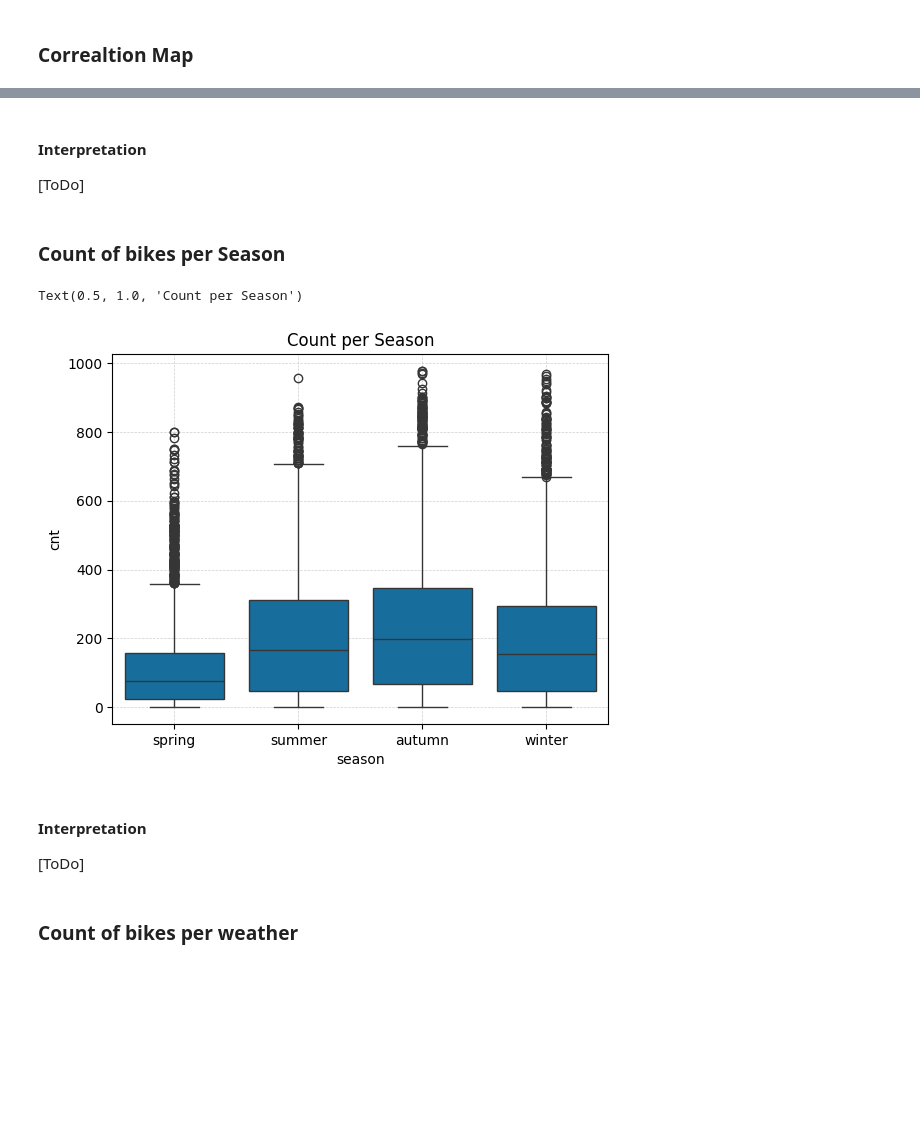
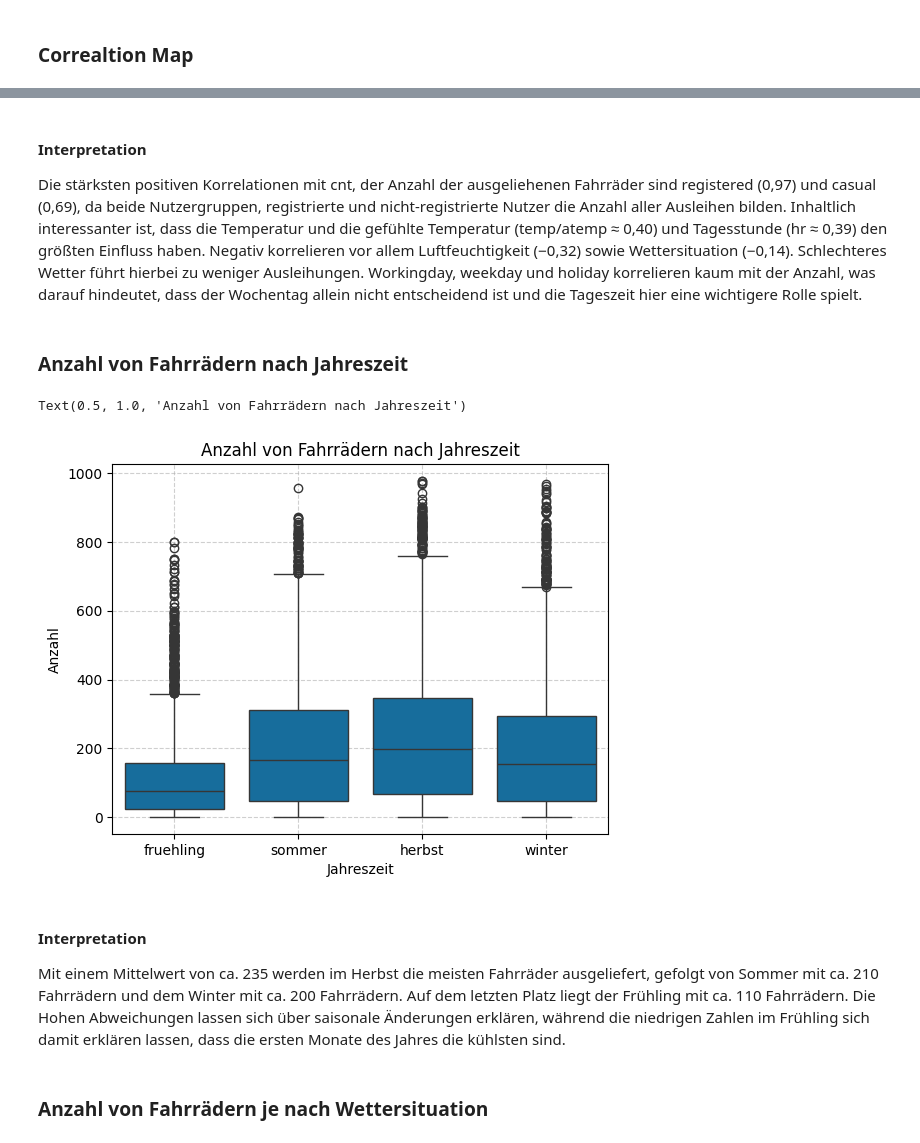
Before and after one commit to JR2909/DSKI-KI-ML-Project, a Jupyter notebook: code/data_exploration.ipynb, the cells around one changed output, grey strips where cells are left out. Drawn from its saved outputs; the diff is of its cells as text; code cells hidden in the pictures; blank space fills up the shorter version.

```diff
--- a/code/data_exploration.ipynb
+++ b/code/data_exploration.ipynb
@@ -54,6 +54,8 @@ memory usage: 2.3 MB
 |casual|count of casual users| int      |
 |registered| count of registered users| int      |
 |cnt|count of total users|int|
+# %%
+df=df.drop(columns=["instant"])
 # %% [markdown]
 ### Correaltion Map
 # %%
@@ -74,28 +76,30 @@ sns.heatmap(
 # %% [markdown]
 #### Interpretation
-[ToDo]
+Die stärksten positiven Korrelationen mit cnt, der Anzahl der ausgeliehenen Fahrräder sind registered (0,97) und casual (0,69), da beide Nutzergruppen, registrierte und nicht-registrierte Nutzer die Anzahl aller Ausleihen bilden. Inhaltlich interessanter ist, dass die Temperatur und die gefühlte Temperatur (temp/atemp ≈ 0,40) und Tagesstunde (hr ≈ 0,39) den größten Einfluss haben. Negativ korrelieren vor allem Luftfeuchtigkeit (−0,32) sowie Wettersituation (−0,14). Schlechteres Wetter führt hierbei zu weniger Ausleihungen. Workingday, weekday und holiday korrelieren kaum mit der Anzahl, was darauf hindeutet, dass der Wochentag allein nicht entscheidend ist und die Tageszeit hier eine wichtigere Rolle spielt.
 # %% [markdown]
-### Count of bikes per Season
+### Anzahl von Fahrrädern nach Jahreszeit
 # %%
-season_map = {1: 'spring', 2: 'summer', 3: 'autumn', 4: 'winter'}
+season_map = {1: 'fruehling', 2: 'sommer', 3: 'herbst', 4: 'winter'}
 df['season'] = df['season'].map(season_map)
 sns.boxplot(data=df,
             x='season',
             y='cnt',
-            order=['spring', 'summer', 'autumn', 'winter'])
+            order=['fruehling', 'sommer', 'herbst', 'winter'])
 plt.grid(True,
          linestyle='--',
          alpha=0.6
          )
-plt.title("Count per Season")
+plt.xlabel("Jahreszeit")
+plt.ylabel("Anzahl")
+plt.title("Anzahl von Fahrrädern nach Jahreszeit")
 # %% [output]
-Text(0.5, 1.0, 'Count per Season')
+Text(0.5, 1.0, 'Anzahl von Fahrrädern nach Jahreszeit')
-[figure, old version]
+[figure, new version]
 # %% [markdown]
 #### Interpretation
-[ToDo]
+Mit einem Mittelwert von ca. 235 werden im Herbst die meisten Fahrräder ausgeliefert, gefolgt von Sommer mit ca. 210 Fahrrädern und dem Winter mit ca. 200 Fahrrädern. Auf dem letzten Platz liegt der Frühling mit ca. 110 Fahrrädern. Die Hohen Abweichungen lassen sich über saisonale Änderungen erklären, während die niedrigen Zahlen im Frühling sich damit erklären lassen, dass die ersten Monate des Jahres die kühlsten sind.
 # %% [markdown]
-### Count of bikes per weather
+### Anzahl von Fahrrädern je nach Wettersituation
 # %%
 weather_map = {1: 'Klar/Heiter',
                2: 'Bewölkt/Nebel',
```
Also changed, not shown: parts of 22 cells of this notebook.
